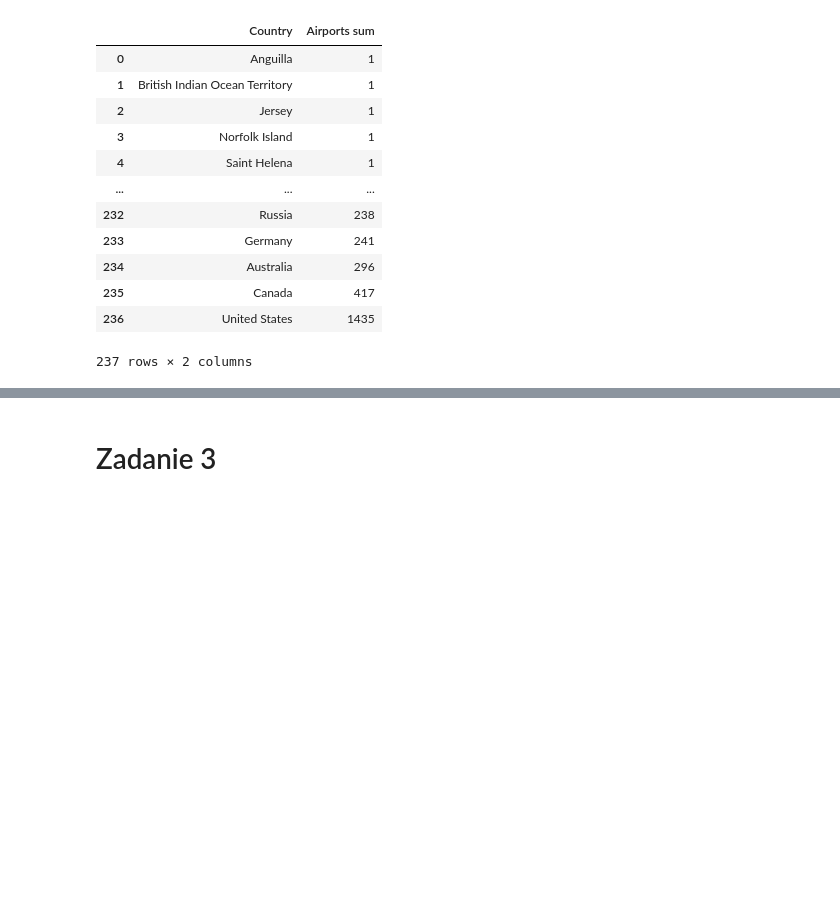
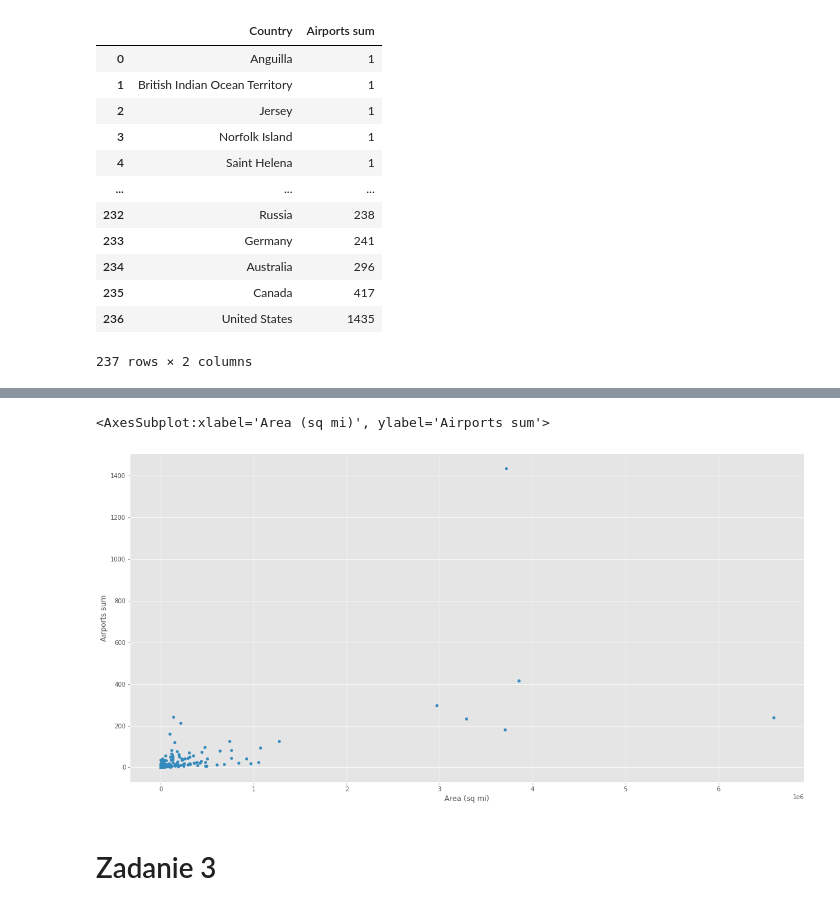
Before and after one commit to Vienio99/spark, a Jupyter notebook: Set2.ipynb, the cells around one changed output, grey strips where cells are left out. Cells and saved outputs as stored; diff of their text form; code cells hidden in the pictures; blank space fills up the shorter version.

```diff
--- a/Set2.ipynb
+++ b/Set2.ipynb
@@ -282 +288,6 @@ joined_anti.toPandas()
+# %%
+joined.toPandas().plot.scatter(x="Area (sq mi)", y="Airports sum", figsize=(20, 10))
+# %% [output]
+<AxesSubplot:xlabel='Area (sq mi)', ylabel='Airports sum'>
+[figure, added]
 # %%
```
Also changed, not shown: parts of 11 cells of this notebook, 3 other files.
